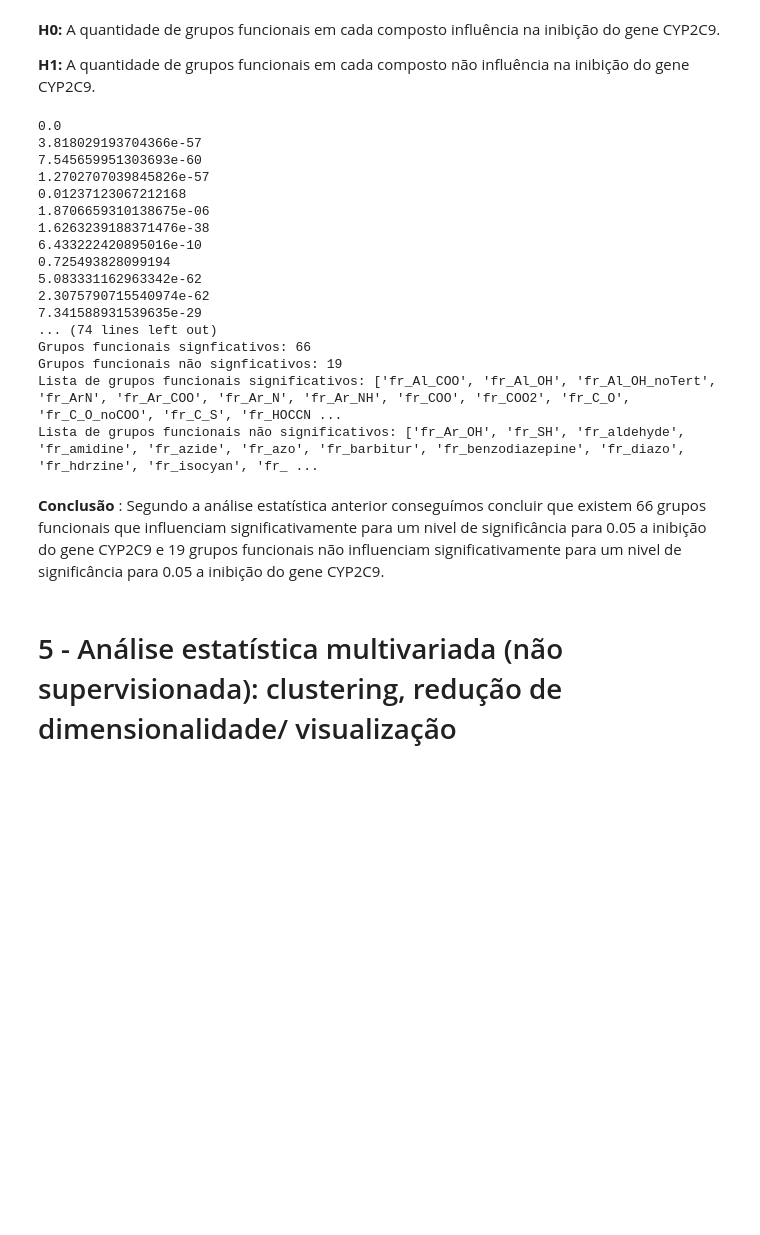
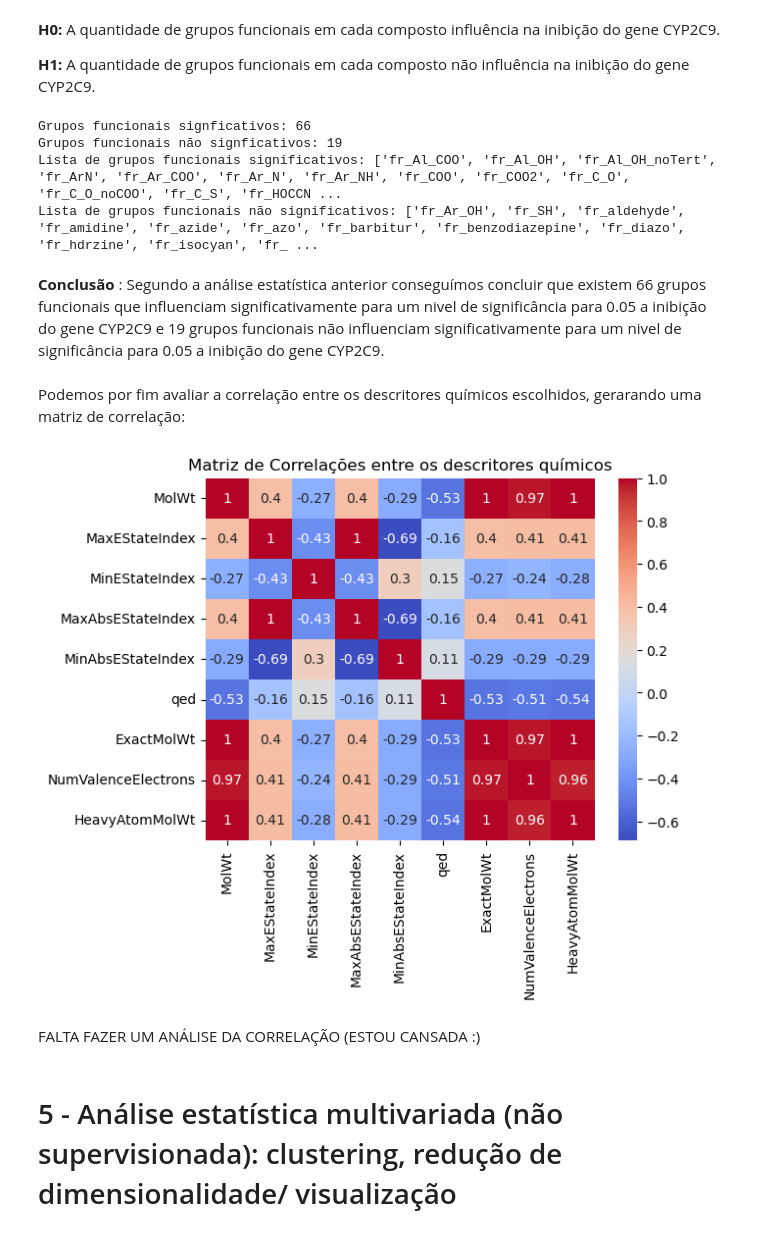
Before and after one commit to BrunoAGSa/Extra-o_Work, a Jupyter notebook: Trabalho parte 2/cyp2c9/trabalho 2.ipynb, the cells around one changed output. Saved outputs shown, nothing was run; the diff lists cells and outputs as text; code cells hidden in the pictures; blank space fills up the shorter version.

```diff
--- a/Trabalho parte 2/cyp2c9/trabalho 2.ipynb
+++ b/Trabalho parte 2/cyp2c9/trabalho 2.ipynb
@@ -525,10 +587,8 @@ S = []
 NS = []
 count=0
 for x, y in enumerate(compostos):
-    #print(x, y)
     a = pd.crosstab(compostos["Y"],compostos[y])
     b = scipy.stats.chi2_contingency(a)[1]
-    print(b)
     if b > 0.05:
         count +=1
         NS.append(y)
@@ -542,24 +602,23 @@ print(f"Grupos funcionais não signficativos: {count}")
 print(f"Lista de grupos funcionais significativos: {S}")
 print(f"Lista de grupos funcionais não significativos: {NS} ")
 # %% [output]
-0.0
-3.818029193704366e-57
-7.545659951303693e-60
-1.2702707039845826e-57
-0.01237123067212168
-1.8706659310138675e-06
-1.6263239188371476e-38
-6.433222420895016e-10
-0.725493828099194
-5.083331162963342e-62
-2.3075790715540974e-62
-7.341588931539635e-29
-... (74 lines left out)
 Grupos funcionais signficativos: 66
 Grupos funcionais não signficativos: 19
 Lista de grupos funcionais significativos: ['fr_Al_COO', 'fr_Al_OH', 'fr_Al_OH_noTert', 'fr_ArN', 'fr_Ar_COO', 'fr_Ar_N', 'fr_Ar_NH', 'fr_COO', 'fr_COO2', 'fr_C_O', 'fr_C_O_noCOO', 'fr_C_S', 'fr_HOCCN ...
 Lista de grupos funcionais não significativos: ['fr_Ar_OH', 'fr_SH', 'fr_aldehyde', 'fr_amidine', 'fr_azide', 'fr_azo', 'fr_barbitur', 'fr_benzodiazepine', 'fr_diazo', 'fr_hdrzine', 'fr_isocyan', 'fr_ ...
 # %% [markdown]
 **Conclusão** : Segundo a análise estatística anterior conseguímos concluir que existem 66 grupos funcionais que influenciam significativamente para um nivel de significância para 0.05 a inibição do gene CYP2C9 e 19 grupos funcionais não influenciam significativamente para um nivel de significância para 0.05 a inibição do gene CYP2C9.
+# %% [markdown]
+Podemos por fim avaliar a correlação entre os descritores químicos escolhidos,  gerarando uma matriz de correlação:
+# %%
+import seaborn as sns
+
+sns.heatmap(df[['MolWt', 'MaxEStateIndex', 'MinEStateIndex','MaxAbsEStateIndex','MinAbsEStateIndex','qed','ExactMolWt', 'NumValenceElectrons','HeavyAtomMolWt' ]].corr(), annot=True, cmap='coolwarm')
+plt.title('Matriz de Correlações entre os descritores químicos')
+plt.show()
+# %% [output]
+[figure, added]
+# %% [markdown]
+FALTA FAZER UM ANÁLISE DA CORRELAÇÃO (ESTOU CANSADA :)
 # %% [markdown]
 # 5 - Análise estatística multivariada (não supervisionada): clustering, redução de dimensionalidade/ visualização
```
Also changed, not shown: parts of 36 cells of this notebook.
